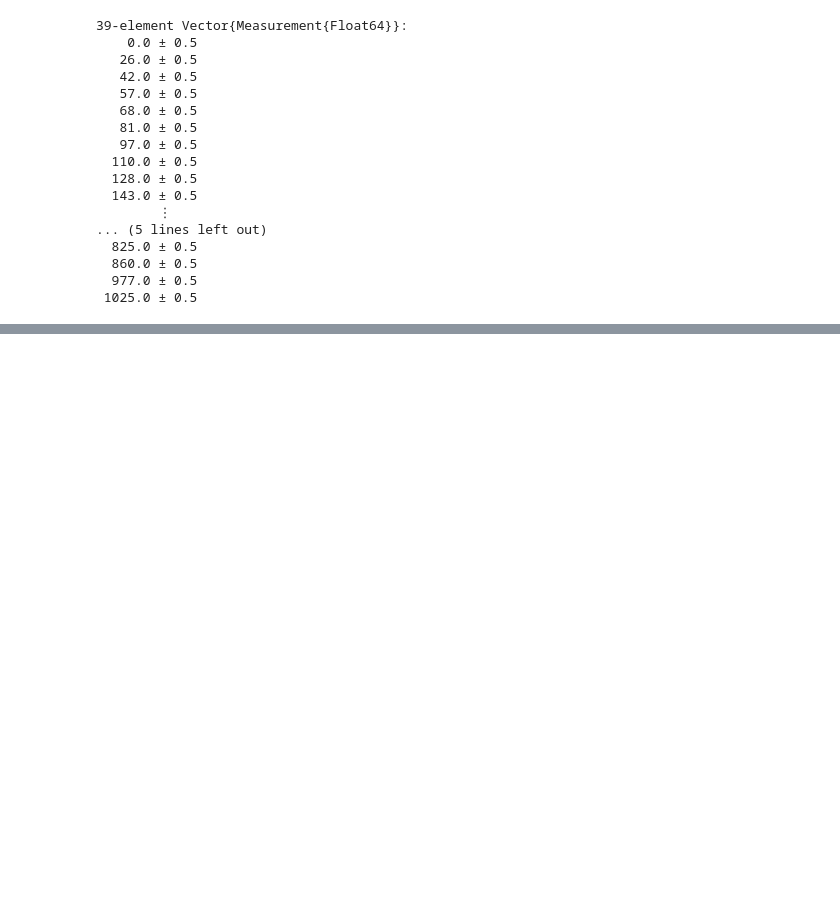
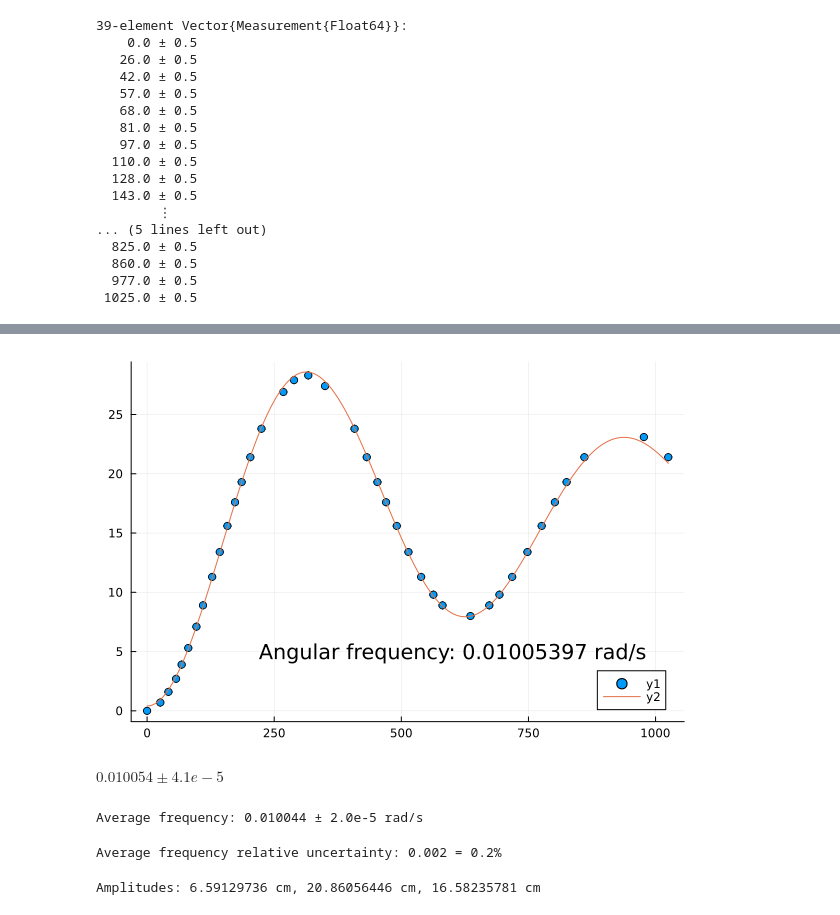
Before and after one commit to UserDJ1/iLab, a Jupyter notebook: Cavendish.ipynb, the cells around one changed output, grey strips where cells are left out. Saved outputs shown, nothing was run; the diff lists cells and outputs as text; code cells hidden in the pictures; blank space fills up the shorter version.

```diff
--- a/Cavendish.ipynb
+++ b/Cavendish.ipynb
@@ -303,6 +281,6 @@ Dict{Int64, Measurement{Float64}} with 21 entries:
 # %%
-x3 = Any[]
-t3 = Any[]
+x3 = Measurement[]
+t3 = Measurement[]
 
 for line in [
     "1. 2:28:01",
@@ -345,8 +323,6 @@ for line in [
     "13. 2:44:40"
 ]
     index, time_str = split(line, ". ")
-    push!(t3, Time(parse(Int, split(time_str, ":")[1]), parse(Int, split(time_str, ":")[2]), parse(Float64, split(time_str, ":")[3])))
-    push!(x3, measurement_dict2[parse(Int, index)].val)
+    push!(t3, time_to_seconds(Time(parse(Int, split(time_str, ":")[1]), parse(Int, split(time_str, ":")[2]), parse(Float64, split(time_str, ":")[3]))) ± 0.5)
+    push!(x3, measurement_data3[parse(Int64, index)] ± 0.05)
 end
-
-x3 = [0.0; x3]
@@ -371,12 +329,7 @@ x3 = [0.0; x3]
 # %%
-t3 = [time_to_seconds(t) for t in t3]
-t3 .-= time_to_seconds(Time(2, 27, 35))
-
-
-
 pushfirst!(x3, 0.0 ± 0.05)
-pushfirst!(t3, 0.0)
-t3 = [e ± 0.5 for e in t3]
+t3 = [ e - time_to_seconds(Time(2, 27, 35.0))  for e in t3]
+pushfirst!(t3, 0.0 ± 0.5)
 # %% [output]
 39-element Vector{Measurement{Float64}}:
     0.0 ± 0.5
@@ -408,0 +355,33 @@ Closest candidates are:
+# %%
+plt = plot(scatter(t3, x3))
+
+fit3 = curve_fit(model, [m.val for m in t3], [m.val for m in x3], [10.0, 0.001, -50, 0.012, -0.5, 28.0])
+bestfit3(x) = model(x, coef(fit3))
+
+plt = plot!(LinRange(minimum([m.val for m in t3]), maximum([m.val for m in t3]), 200), bestfit3.(LinRange(minimum([m.val for m in t3]), maximum([m.val for m in t3]), 200)))
+plt = annotate!(600, 5.0, "Angular frequency: $(round(coef(fit3)[4], digits=8)) rad/s")
+# %% [output]
+[figure, added]
+# %%
+# 2σ uncertainties
+
+ω1 = coef(fit1)[4] ± 2*stderror(fit1)[4]
+
+ω2 = coef(fit2)[4] ± 2*stderror(fit2)[4]
+
+ω3 = coef(fit3)[4] ± 2*stderror(fit3)[4]
+# %% [output]
+$0.010054 \pm 4.1e-5$
+# %%
+ω_ave = (ω1 + ω2 + ω3) / 3
+println("Average frequency: $(round(ω_ave, digits=8)) rad/s")
+# %% [output]
+Average frequency: 0.010044 ± 2.0e-5 rad/s
+# %%
+println("Average frequency relative uncertainty: $(round(ω_ave.err/ω_ave.val, digits=4)) = $(round(ω_ave.err/ω_ave.val * 100, digits=4))%")
+# %% [output]
+Average frequency relative uncertainty: 0.002 = 0.2%
+# %%
+println("Amplitudes: $(round(coef(fit_eq)[1], digits=8)) cm, $(round(coef(fit2)[1], digits=8)) cm, $(round(coef(fit3)[1], digits=8)) cm")
+# %% [output]
+Amplitudes: 6.59129736 cm, 20.86056446 cm, 16.58235781 cm
```
Also changed, not shown: parts of 15 cells of this notebook.
